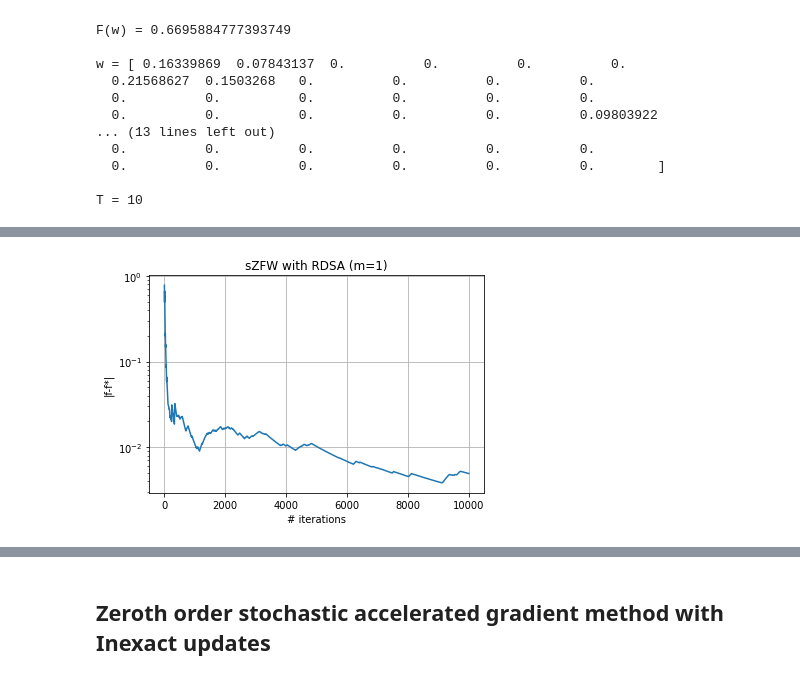
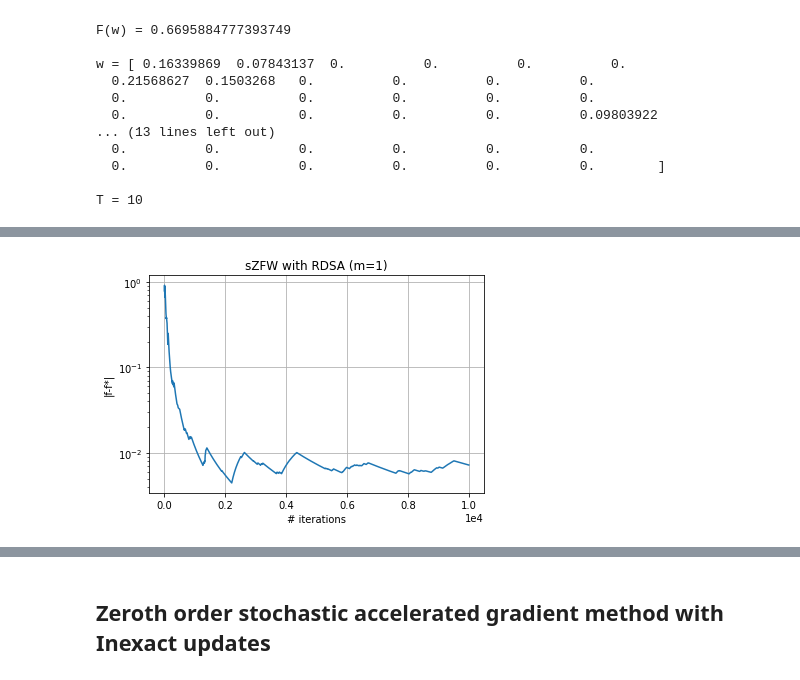
Before and after one commit to liacov/OPTproj, a Jupyter notebook: notebooks/LassoRegression.ipynb, the cells around one changed output, grey strips where cells are left out. Cells and saved outputs as stored; diff of their text form; code cells hidden in the pictures.

```diff
--- a/notebooks/LassoRegression.ipynb
+++ b/notebooks/LassoRegression.ipynb
@@ -146,12 +191,13 @@ loss_stochm1 = np.load("../Data/results/loss_SZFWm1_lasso.npy") # data from cola
 f_stochm1 = np.load("../Data/results/function_SZFWm1_lasso.npy")
 f_stochm1 = f_stochm1/n
 # %%
-F_eval = np.abs(f_stochm6 - f_star)
-plt.plot(F_eval)
+F_evalsm1 = np.abs(f_stochm1 - f_star)
+plt.plot(F_evalsm1)
 plt.yscale("log")
 plt.title("sZFW with RDSA (m=1)")
 plt.xlabel("# iterations")
+plt.ticklabel_format(axis="x", style="sci", scilimits=(0,0))
 plt.ylabel("|f-f*|")
 plt.grid()
 # %% [output]
-[figure, old version]
+[figure, new version]
```
Also changed, not shown: parts of 28 cells of this notebook.
